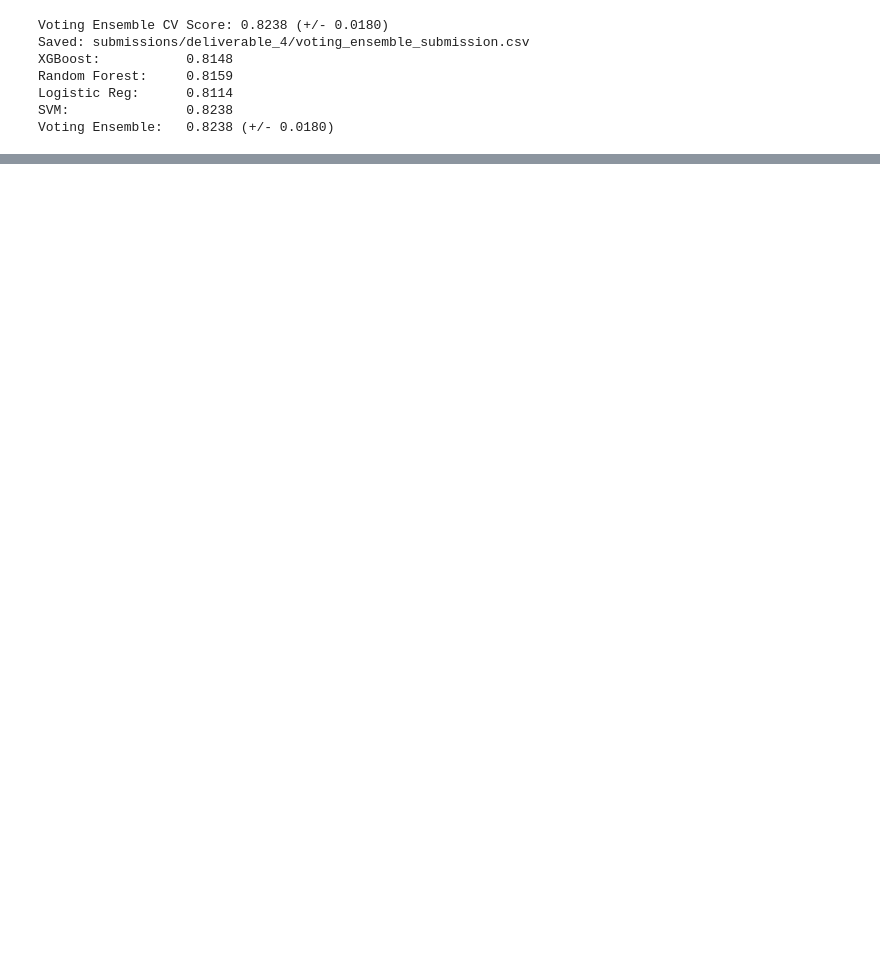
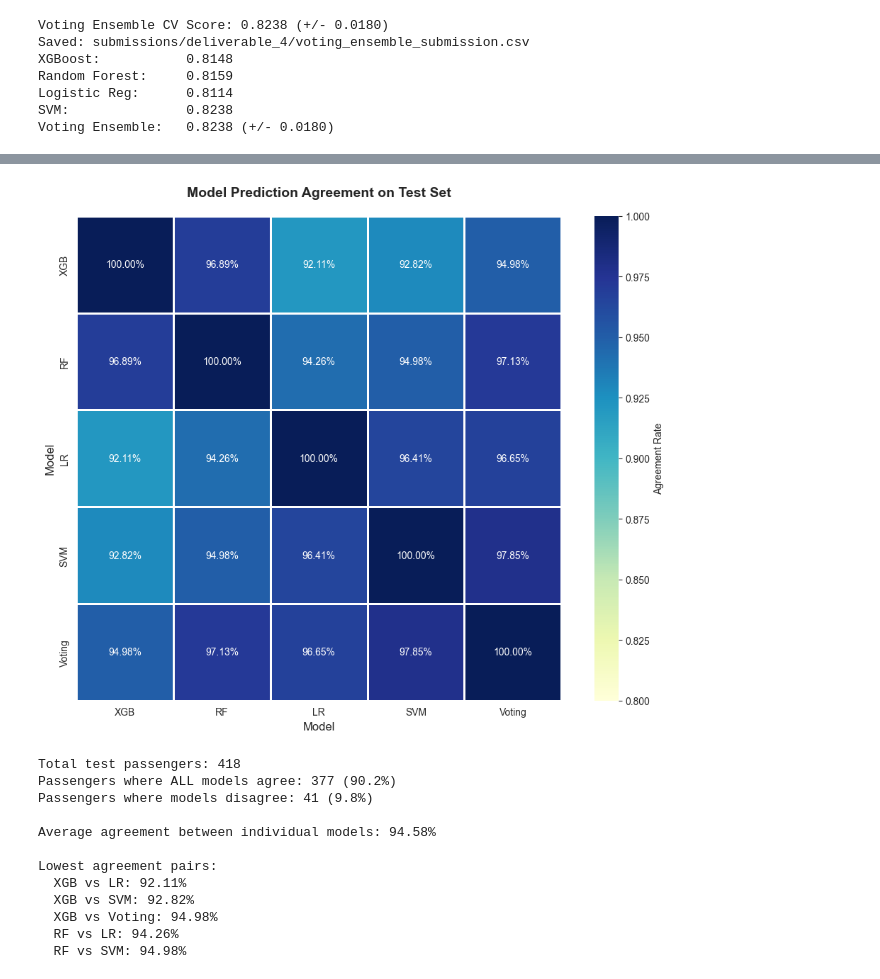
Before and after one commit to connor-gouin/ECE-4420---Titanic-Kaggle-Project, a Jupyter notebook: deliverable_4.ipynb, the cells around one changed output, grey strips where cells are left out. Cells and saved outputs as stored; diff of their text form; code cells hidden in the pictures; blank space fills up the shorter version.

```diff
--- a/deliverable_4.ipynb
+++ b/deliverable_4.ipynb
@@ -624,0 +636,77 @@ print("="*50)
+# %%
+xgb_pred = best_xgb_pipe.predict(test_df)
+rf_pred = best_rfc_pipe.predict(test_df)
+lr_pred = best_lr_pipe.predict(test_df)
+svm_pred = best_svm_pipe.predict(test_df)
+voting_pred = voting_clf.predict(test_df)
+
+predictions_df = pd.DataFrame({
+    'XGB': xgb_pred,
+    'RF': rf_pred,
+    'LR': lr_pred,
+    'SVM': svm_pred,
+    'Voting': voting_pred
+})
+
+models = ['XGB', 'RF', 'LR', 'SVM', 'Voting']
+agreement_matrix = np.zeros((len(models), len(models)))
+
+for i, model1 in enumerate(models):
+    for j, model2 in enumerate(models):
+        agreement = (predictions_df[model1] == predictions_df[model2]).mean()
+        agreement_matrix[i, j] = agreement
+
+plt.figure(figsize=(10, 8))
+sns.heatmap(agreement_matrix,
+            annot=True,
+            fmt='.2%',
+            cmap='YlGnBu',
+            xticklabels=models,
+            yticklabels=models,
+            vmin=0.8,
+            vmax=1.0,
+            cbar_kws={'label': 'Agreement Rate'},
+            square=True,
+            linewidths=1)
+
+plt.title('Model Prediction Agreement on Test Set', fontsize=14, fontweight='bold', pad=20)
+plt.xlabel('Model', fontsize=12)
+plt.ylabel('Model', fontsize=12)
+plt.tight_layout()
+plt.show()
+
+disagreement_count = predictions_df.apply(lambda row: len(set(row)), axis=1)
+most_disagreement = (disagreement_count > 1).sum()
+
+print(f"\nTotal test passengers: {len(test_df)}")
+print(f"Passengers where ALL models agree: {(disagreement_count == 1).sum()} ({(disagreement_count == 1).mean():.1%})")
+print(f"Passengers where models disagree: {most_disagreement} ({most_disagreement/len(test_df):.1%})")
+
+non_ensemble = ['XGB', 'RF', 'LR', 'SVM']
+avg_agreement = []
+for i, model1 in enumerate(non_ensemble):
+    for j, model2 in enumerate(non_ensemble):
+        if i < j:
+            avg_agreement.append(agreement_matrix[models.index(model1), models.index(model2)])
+
+print(f"\nAverage agreement between individual models: {np.mean(avg_agreement):.2%}")
+
+print("\nLowest agreement pairs:")
+for i in range(len(models)):
+    for j in range(i+1, len(models)):
+        if agreement_matrix[i, j] < 0.95:
+            print(f"  {models[i]} vs {models[j]}: {agreement_matrix[i, j]:.2%}")
+# %% [output]
+[figure, added]
+Total test passengers: 418
+Passengers where ALL models agree: 377 (90.2%)
+Passengers where models disagree: 41 (9.8%)
+
+Average agreement between individual models: 94.58%
+
+Lowest agreement pairs:
+  XGB vs LR: 92.11%
+  XGB vs SVM: 92.82%
+  XGB vs Voting: 94.98%
+  RF vs LR: 94.26%
+  RF vs SVM: 94.98%
```
Also changed, not shown: parts of 7 cells of this notebook.
